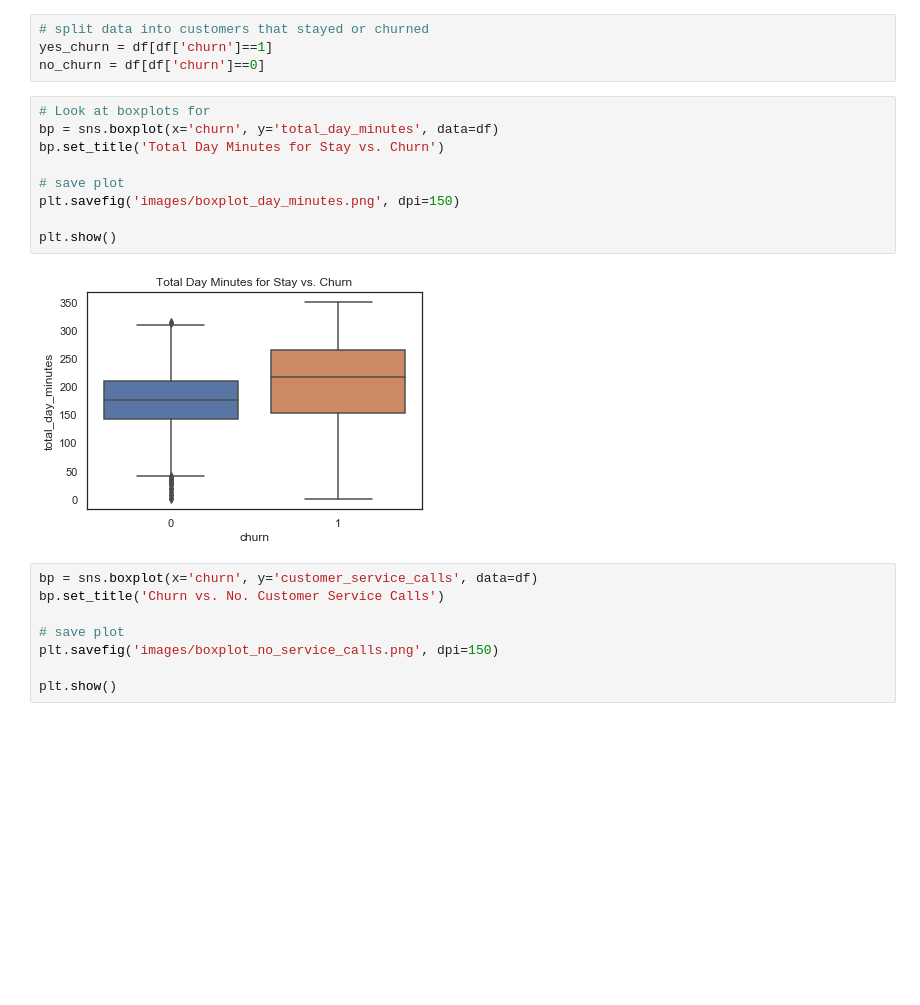
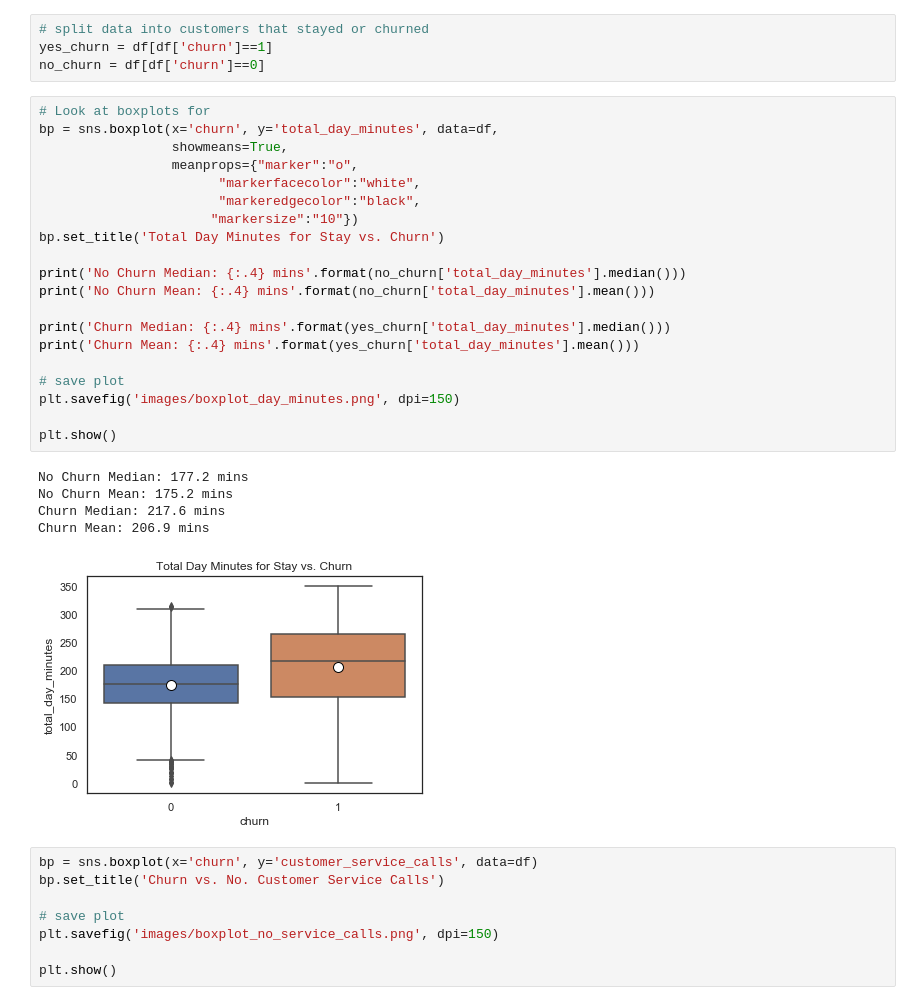
Before and after one commit to cmfritz/Classification-Customer-Churn, a Jupyter notebook: analysis.ipynb, the cells around one changed output. Saved outputs shown, nothing was run; the diff lists cells and outputs as text; blank space fills up the shorter version.

```diff
--- a/analysis.ipynb
+++ b/analysis.ipynb
@@ -509,15 +520,30 @@ yes_churn = df[df['churn']==1]
 no_churn = df[df['churn']==0]
 # %%
 # Look at boxplots for
-bp = sns.boxplot(x='churn', y='total_day_minutes', data=df)
+bp = sns.boxplot(x='churn', y='total_day_minutes', data=df,
+                 showmeans=True,
+                 meanprops={"marker":"o",
+                       "markerfacecolor":"white",
+                       "markeredgecolor":"black",
+                      "markersize":"10"})
 bp.set_title('Total Day Minutes for Stay vs. Churn')
+
+print('No Churn Median: {:.4} mins'.format(no_churn['total_day_minutes'].median()))
+print('No Churn Mean: {:.4} mins'.format(no_churn['total_day_minutes'].mean()))
+
+print('Churn Median: {:.4} mins'.format(yes_churn['total_day_minutes'].median()))
+print('Churn Mean: {:.4} mins'.format(yes_churn['total_day_minutes'].mean()))
 
 # save plot
 plt.savefig('images/boxplot_day_minutes.png', dpi=150)
 
 plt.show()
 # %% [output]
+No Churn Median: 177.2 mins
+No Churn Mean: 175.2 mins
+Churn Median: 217.6 mins
+Churn Mean: 206.9 mins
-[figure, old version]
+[figure, new version]
 # %%
 bp = sns.boxplot(x='churn', y='customer_service_calls', data=df)
 bp.set_title('Churn vs. No. Customer Service Calls')
```
Also changed, not shown: parts of 5 cells of this notebook, 4 other files.
